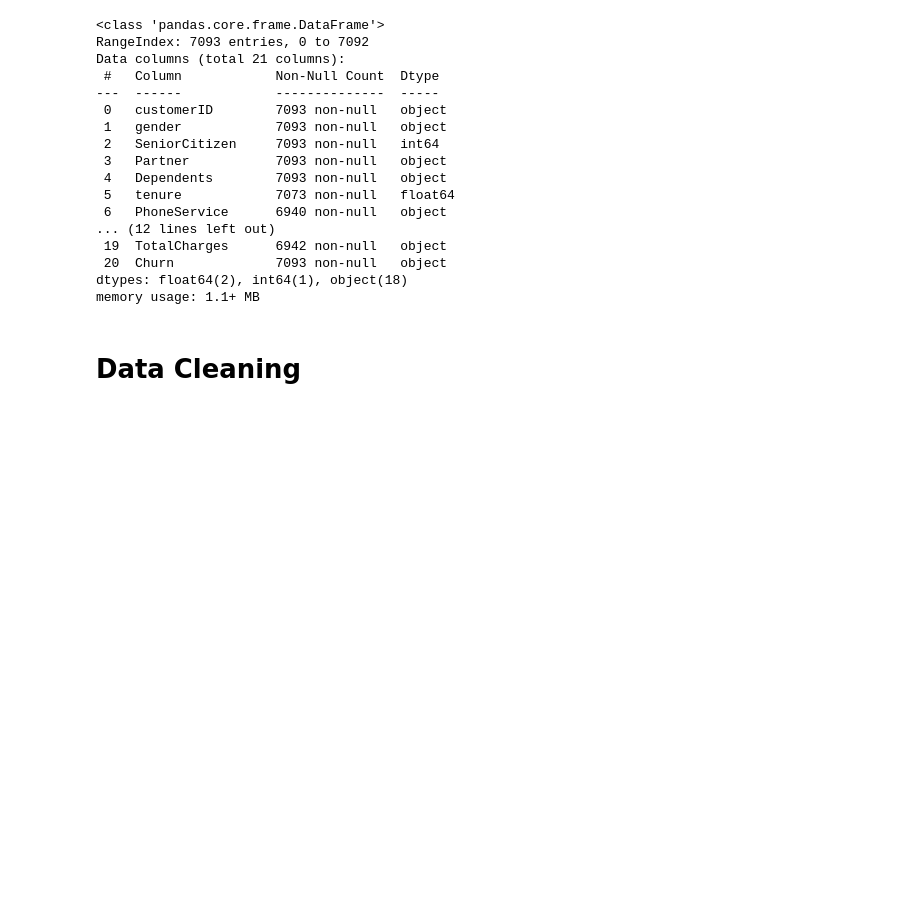
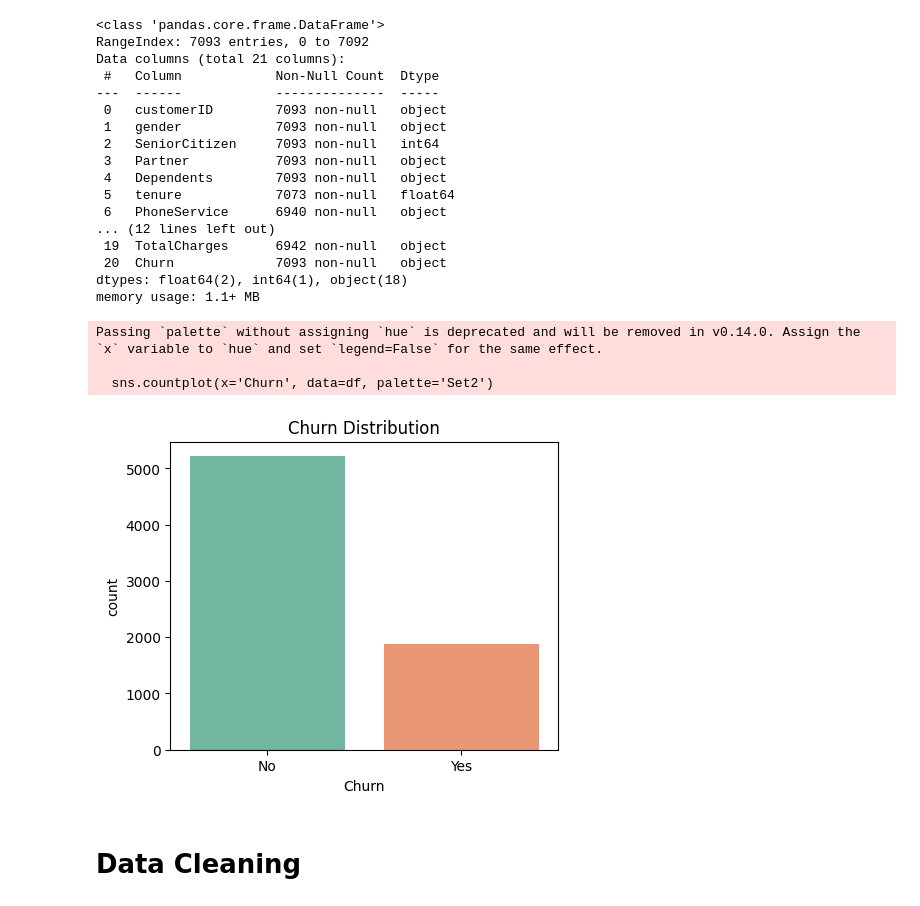
Before and after one commit to MoazIbrahem/Customer-Churn-Prediction, a Jupyter notebook: Code.ipynb, the cells around one changed output. Cells and saved outputs as stored; diff of their text form; code cells hidden in the pictures; blank space fills up the shorter version.

```diff
--- a/Code.ipynb
+++ b/Code.ipynb
@@ -34,6 +58,23 @@ Data columns (total 21 columns):
  20  Churn             7093 non-null   object
 dtypes: float64(2), int64(1), object(18)
 memory usage: 1.1+ MB
+# %%
+import seaborn as sns
+import matplotlib.pyplot as plt
+
+# Churn Distribution
+plt.figure(figsize=(5,4))
+sns.countplot(x='Churn', data=df, palette='Set2')
+plt.title("Churn Distribution")
+plt.show()
+# After excuting the above code, we can see that the dataset is imbalanced, with more non-churned customers than churned ones.
+# This imbalance can affect the performance of our predictive model, so we may need to consider techniques such as:
+#   resampling (oversampling the minority class or undersampling the majority class) to address this issue before training our model.
+# %% [output]
+Passing `palette` without assigning `hue` is deprecated and will be removed in v0.14.0. Assign the `x` variable to `hue` and set `legend=False` for the same effect.
+
+  sns.countplot(x='Churn', data=df, palette='Set2')
+[figure, added]
 # %% [markdown]
 # Data Cleaning
 # %%
```
Also changed, not shown: parts of 63 cells of this notebook, 17 other files.
